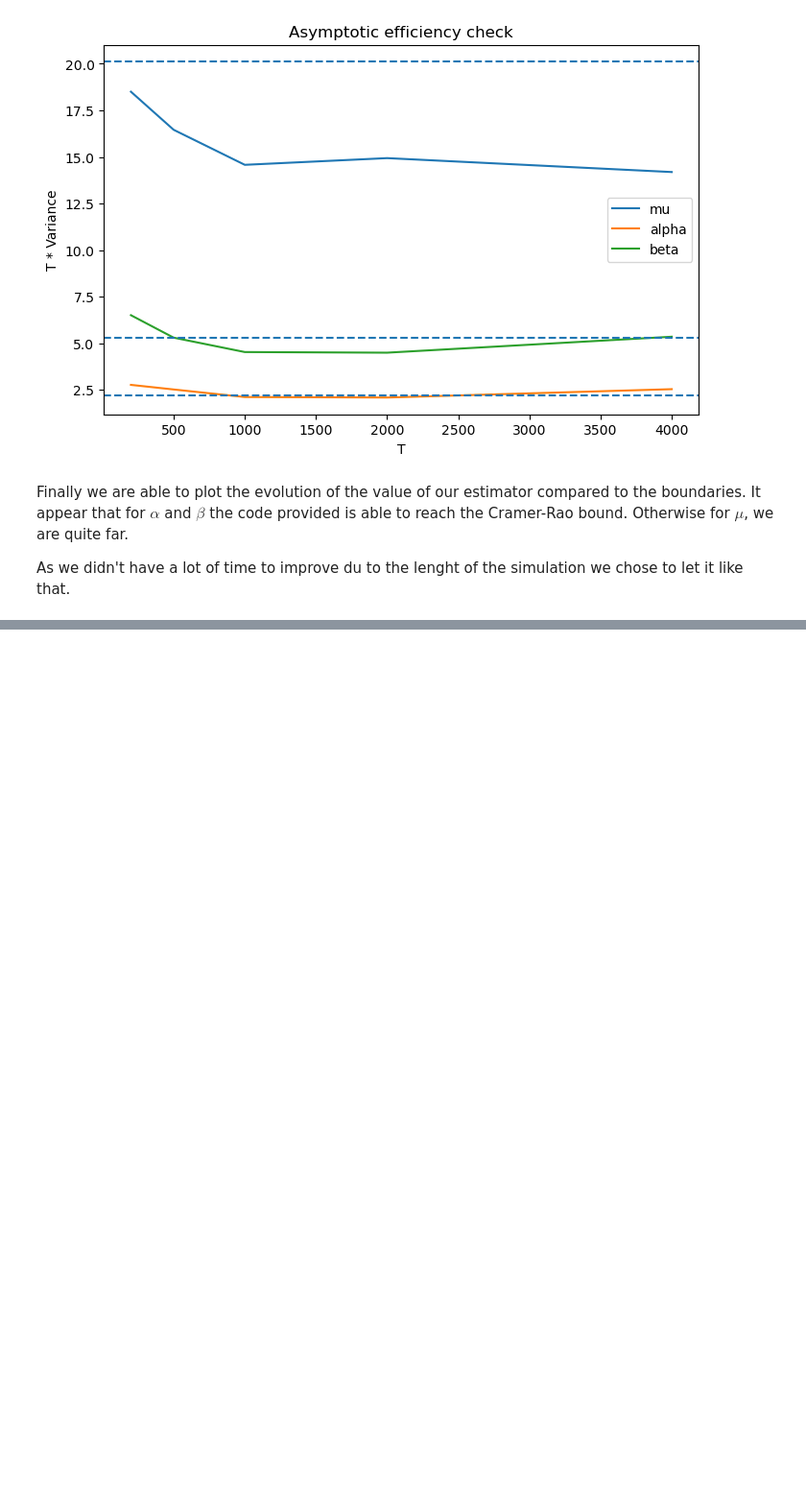
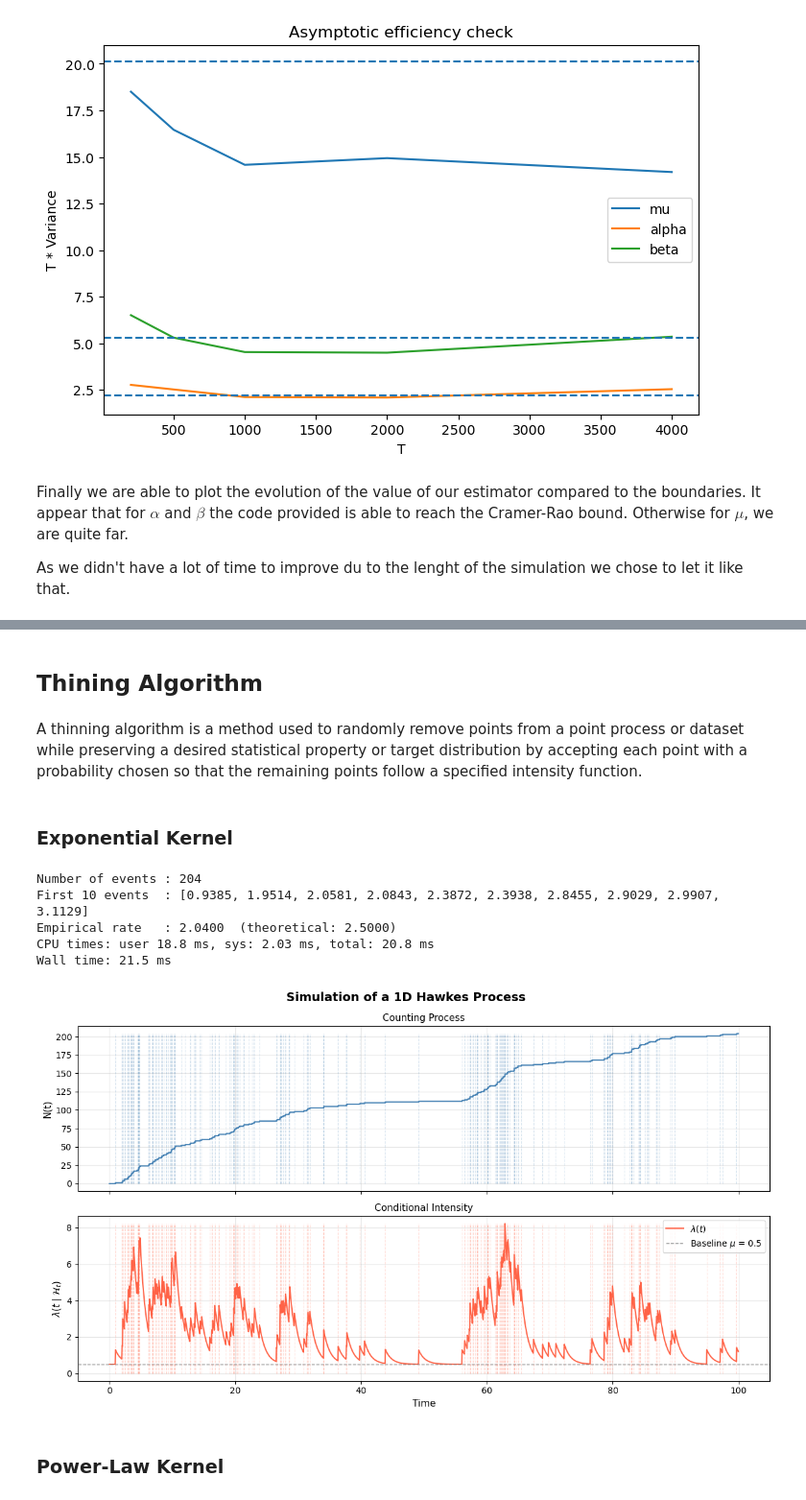
Before and after one commit to Guillaume-melis/HFT_Labs, a Jupyter notebook: DHF_Lab3_Melis_Boro_Rousseau.ipynb, the cells around one changed output, grey strips where cells are left out. Shown at 96% size. Saved outputs shown, nothing was run; the diff lists cells and outputs as text; code cells hidden in the pictures; blank space fills up the shorter version.

```diff
--- a/DHF_Lab3_Melis_Boro_Rousseau.ipynb
+++ b/DHF_Lab3_Melis_Boro_Rousseau.ipynb
@@ -458,0 +464,4 @@ As we didn't have a lot of time to improve du to the lenght of the simulation we
+# %% [markdown]
+## Thining Algorithm
+# %% [markdown]
+A thinning algorithm is a method used to randomly remove points from a point process or dataset while preserving a desired statistical property or target distribution by accepting each point with a probability chosen so that the remaining points follow a specified intensity function.
@@ -458,0 +504,64 @@ As we didn't have a lot of time to improve du to the lenght of the simulation we
+# %% [markdown]
+### Exponential Kernel
+# %%
+%%time
+
+T      = 100.0
+mu0    = 0.5
+alpha  = 0.8
+beta   = 1.0
+
+def mu(t):
+    return mu0
+
+def nu(s):
+    return alpha * np.exp(-beta * s)
+
+nu_0 = nu(0)
+
+def lambda_t(t, events):
+    return mu(t) + sum(nu(t - s) for s in events if s < t)
+
+np.random.seed(42)
+events = hawkes_thinning(T, mu, nu, lambda_t, nu_0)
+
+print(f"Number of events : {len(events)}")
+print(f"First 10 events  : {[round(e, 4) for e in events[:10]]}")
+print(f"Empirical rate   : {len(events) / T:.4f}  "
+        f"(theoretical: {mu0 / (1 - alpha/beta):.4f})")
+# %% [output]
+Number of events : 204
+First 10 events  : [0.9385, 1.9514, 2.0581, 2.0843, 2.3872, 2.3938, 2.8455, 2.9029, 2.9907, 3.1129]
+Empirical rate   : 2.0400  (theoretical: 2.5000)
+CPU times: user 18.8 ms, sys: 2.03 ms, total: 20.8 ms
+Wall time: 21.5 ms
+# %%
+time_grid = np.arange(0, T, 0.05)
+
+counting  = np.searchsorted(events, time_grid, side='right')
+intensity = np.array([lambda_t(t, events) for t in time_grid])
+
+fig, axes = plt.subplots(2, 1, figsize=(12, 7), sharex=True)
+fig.suptitle("Simulation of a 1D Hawkes Process", fontsize=14, fontweight='bold')
+
+axes[0].step(time_grid, counting, where='post', color='steelblue', linewidth=1.5)
+axes[0].vlines(events, 0, counting.max(), color='steelblue', alpha=0.2, linewidth=0.8, linestyle='--')
+axes[0].set_ylabel("N(t)", fontsize=11)
+axes[0].set_title("Counting Process", fontsize=11)
+axes[0].grid(True, alpha=0.3)
+
+axes[1].plot(time_grid, intensity, color='tomato', linewidth=1.5, label=r'$\lambda(t)$')
+axes[1].axhline(mu(0), color='gray', linestyle='--', linewidth=1, label=rf'Baseline $\mu$ = {mu(0)}')
+axes[1].vlines(events, 0, intensity.max(), color='tomato', alpha=0.2, linewidth=0.8, linestyle='--')
+axes[1].set_xlabel("Time", fontsize=11)
+axes[1].set_ylabel(r"$\lambda(t \mid \mathcal{H}_t)$", fontsize=11)
+axes[1].set_title("Conditional Intensity", fontsize=11)
+axes[1].legend(fontsize=10)
+axes[1].grid(True, alpha=0.3)
+
+plt.tight_layout()
+plt.show()
+# %% [output]
+[figure, added]
+# %% [markdown]
+### Power-Law Kernel
```
Also changed, not shown: parts of 37 cells of this notebook.
